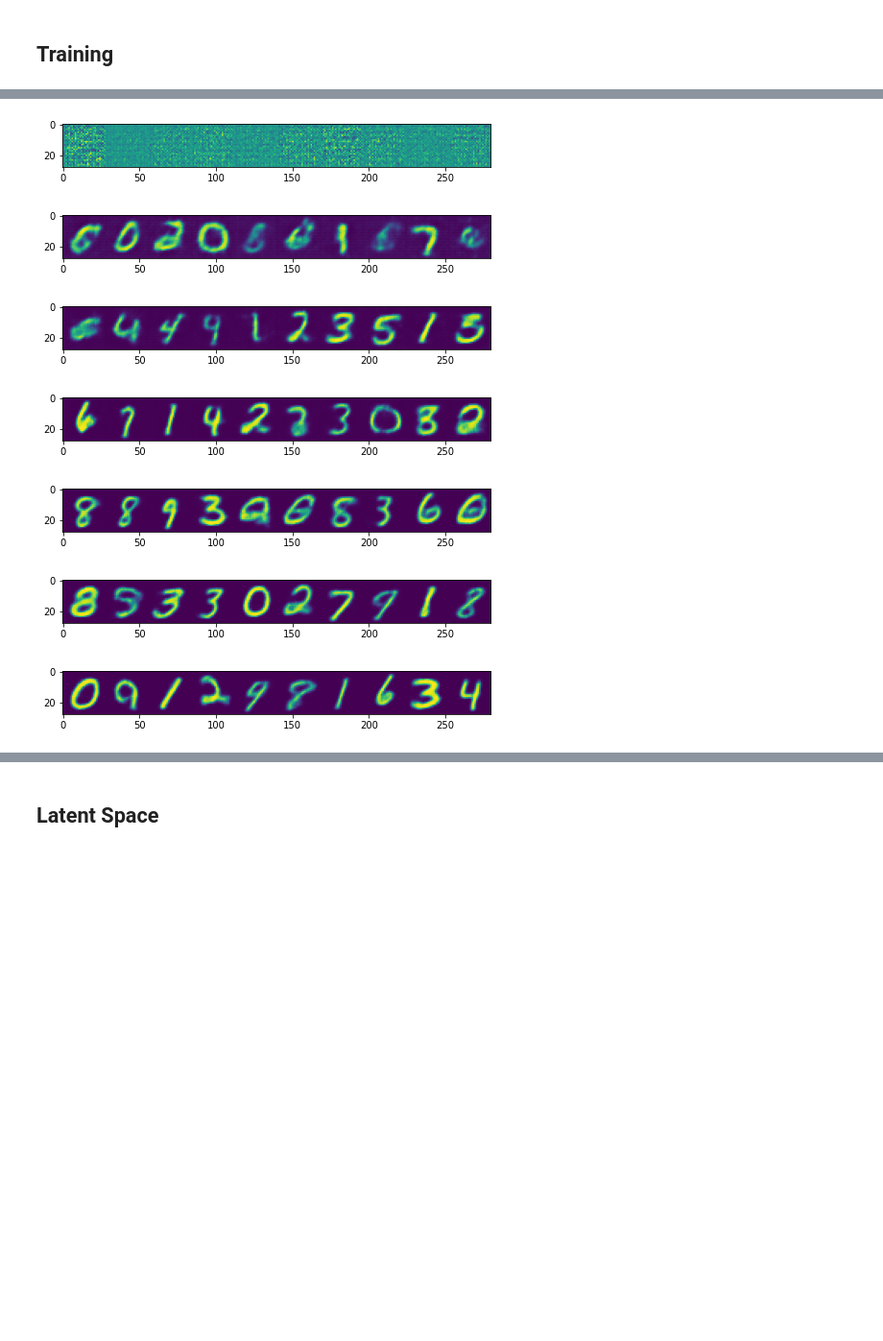
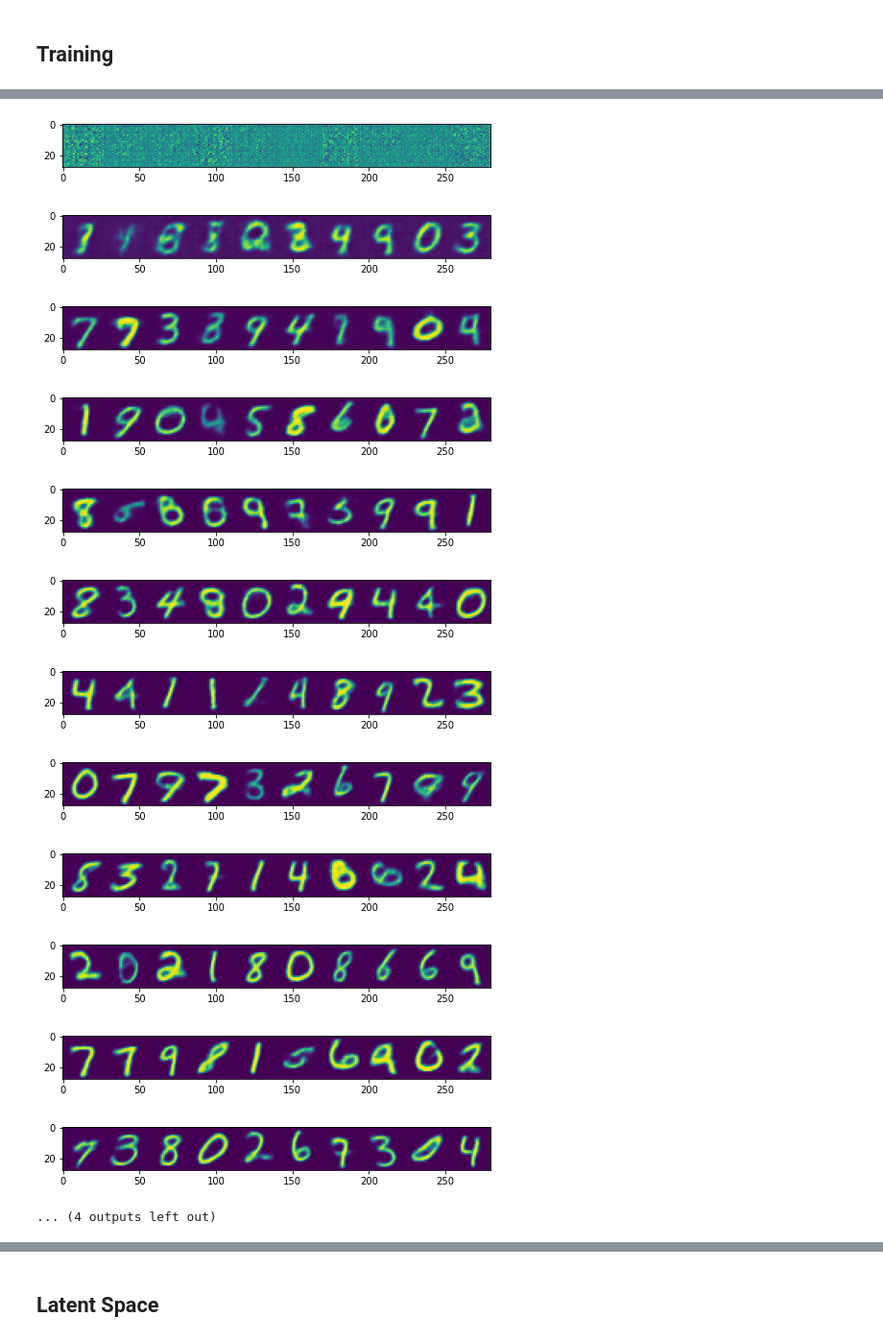
Before and after one commit to ndoll1998/notebooks, a Jupyter notebook: VAE_MNIST.ipynb, the cells around one changed output, grey strips where cells are left out. Shown at 96% size. Cells and saved outputs as stored; diff of their text form; code cells hidden in the pictures; blank space fills up the shorter version.

```diff
--- a/VAE_MNIST.ipynb
+++ b/VAE_MNIST.ipynb
@@ -106,6 +106,6 @@ show()
 # %%
 # training the auto-encoder
-epochs, v_interval = 2, 300
+epochs, v_interval = 5, 300
 beta = 0.6
 # losses
 r_losses, kl_losses = [], []
@@ -115,43 +115,48 @@ with tqdm(total=len(train_loader) * epochs) as pbar:
     vae.train()
     for e in range(epochs):
         for i, (x, _) in enumerate(train_loader):
-
+            x = x.to(device)
             # predict and compute loss
-            x_, m, v_log = vae(x.to(device))
-            # print(x_.max(), x.max())
+            x_, m, v_log = vae(x)
             r_l = F.binary_cross_entropy(x_, x, reduction='sum')
             kl_l = beta * (v_log.exp() + m**2 - 1 - v_log).sum()
             # update parameters
             optim.zero_grad()
             (r_l + kl_l).backward()
             optim.step()
 
             # update losses
             r_losses.append(r_l.item())
             kl_losses.append(kl_l.item())
 
             # visualize reconstructed images
             if (e * len(train_loader) + i) % v_interval == 0:
                 # generate image from reconstructed
                 with torch.no_grad():
                     img = x_[:10, 0, ...].transpose(1, 0).reshape(28, 10 * 28)
                     img = img.cpu().numpy()
                 figsize(8, 1)
                 figure()
                 imshow(img)
                 show()
 
             # progress
             pbar.set_postfix({'r-loss': r_losses[-1], 'kl-loss': kl_losses[-1]})
             pbar.update(1)
 # %% [output]
-[figure, old version]
+[figure, new version]
-[figure, old version]
+[figure, new version]
-[figure, old version]
+[figure, new version]
-[figure, old version]
+[figure, new version]
-[figure, old version]
+[figure, new version]
-[figure, old version]
+[figure, new version]
-[figure, old version]
+[figure, new version]
+[figure, added]
+[figure, added]
+[figure, added]
+[figure, added]
+[figure, added]
+... (4 outputs left out)
 # %%
 # plot losses
 figsize(16, 8)
```
Also changed, not shown: parts of 8 cells of this notebook.
